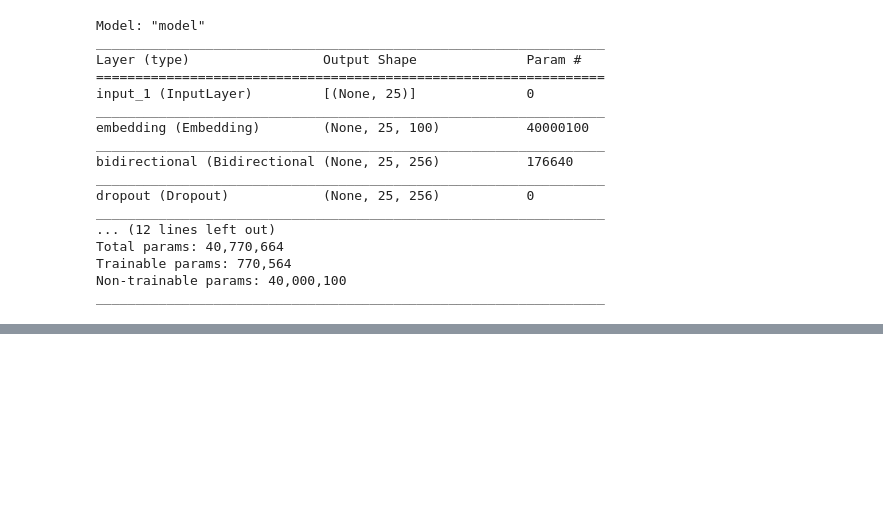
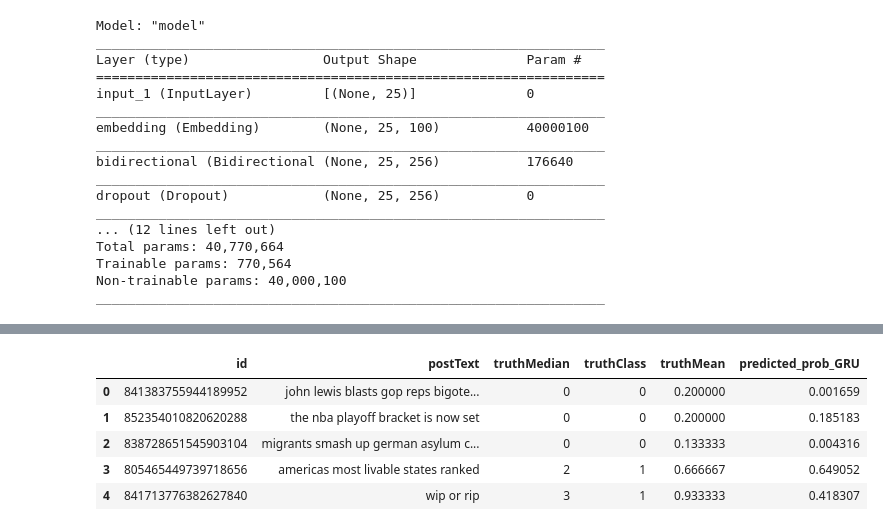
Before and after one commit to legendaryBowen/ClickbaitDetection, a Jupyter notebook: BiGRU_Clickbait_Detector.ipynb, the cells around one changed output, grey strips where cells are left out. Drawn from its saved outputs; the diff is of its cells as text; code cells hidden in the pictures; blank space fills up the shorter version.

```diff
--- a/BiGRU_Clickbait_Detector.ipynb
+++ b/BiGRU_Clickbait_Detector.ipynb
@@ -72,0 +118,5 @@ dataset.head()
+# %%
+X_train, Y_train = np.array(train_df["postText"].tolist()), np.array(train_df["truthMedian"].tolist())
+X_test, Y_test = np.array(test_df["postText"].tolist()), np.array(test_df["truthClass"].tolist())
+print(X_train.shape)
+print(X_test.shape)
@@ -73,7 +126,3 @@ dataset.head()
 # %%
 # import the glove word embedding file
 word_to_index, index_to_word, word_to_vec_map = read_glove_vecs('glove.6B/glove.6B.100d.txt')
-# %%
-# length of titles with longest words
-maxLen = maxLengthInPostText(dataset)
-maxLen
@@ -82,7 +128,0 @@ maxLen
-# %%
-# split the dataset to training and testing set
-train, test = train_test_split(dataset, test_size=0.2)
-X_train, Y_train, Y_train_mean = np.array(train["postText"].tolist()), np.array(train["truthMedian"].tolist()), np.array(train["truthMean"].tolist())
-X_test, Y_test, Y_test_mean = np.array(test["postText"].tolist()), np.array(test["truthClass"].tolist()), np.array(test["truthMean"].tolist())
-print(Y_train.shape)
-print(Y_test.shape)
@@ -230,3 +261,21 @@ weighted avg       0.83      0.83      0.83      3908
 # %%
 # Save our model
 BiGRU_model.save("BiGRU_model.h5")
+# %%
+# Write output to test_df
+def predict(headline):
+    headline = cleanText(headline)
+    headline_np = np.array([headline])
+    indices = sentences_to_indices(headline_np, word_to_index, max_len = maxLen)
+    y_pred_onehot = BiGRU_model.predict(indices)
+    return y_pred_onehot[0][3] + y_pred_onehot[0][2]
+# %%
+test_df['predicted_prob_GRU'] = test_df['postText'].apply(predict)
+test_df.head()
+# %% [output]
+|  | id | postText | truthMedian | truthClass | truthMean | predicted_prob_GRU |
+| 0 | 841383755944189952 | john lewis blasts gop reps bigote... | 0 | 0 | 0.200000 | 0.001659 |
+| 1 | 852354010820620288 | the nba playoff bracket is now set | 0 | 0 | 0.200000 | 0.185183 |
+| 2 | 838728651545903104 | migrants smash up german asylum c... | 0 | 0 | 0.133333 | 0.004316 |
+| 3 | 805465449739718656 | americas most livable states ranked | 2 | 1 | 0.666667 | 0.649052 |
+| 4 | 841713776382627840 | wip or rip | 3 | 1 | 0.933333 | 0.418307 |
```
Also changed, not shown: parts of 25 cells of this notebook, 8 other files.
